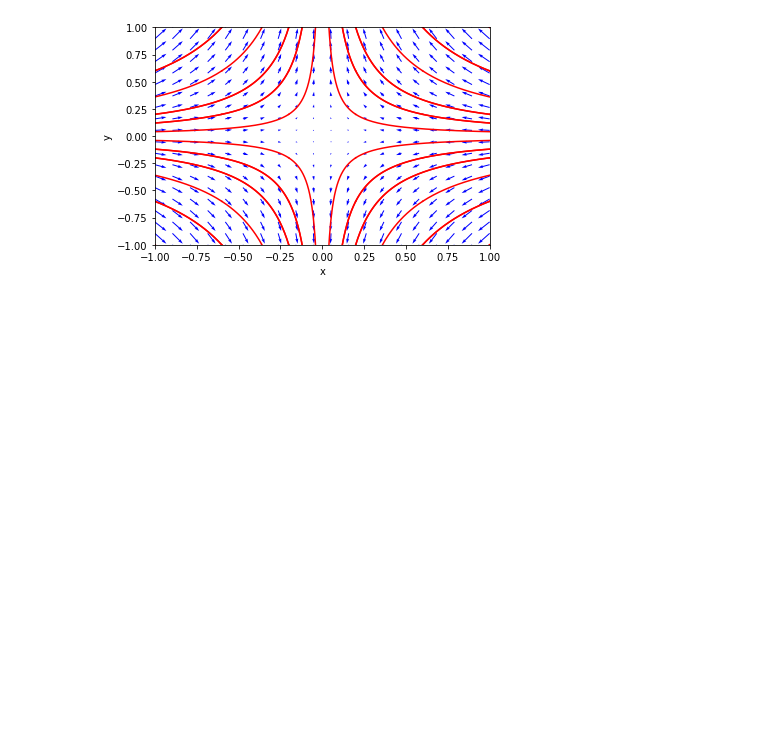
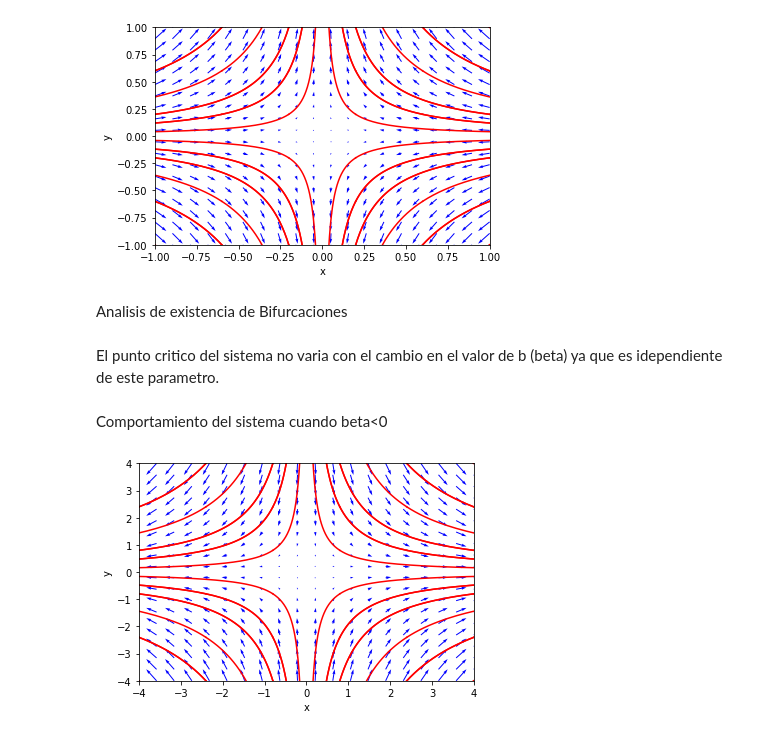
Before and after one commit to deleonja/dynamical-sys, a Jupyter notebook: ModeloSI.ipynb, the cells around one changed output. Saved outputs shown, nothing was run; the diff lists cells and outputs as text; code cells hidden in the pictures; blank space fills up the shorter version.

```diff
--- a/ModeloSI.ipynb
+++ b/ModeloSI.ipynb
@@ -65,3 +65,43 @@ pl.quiver(X,Y,u,v,color='b')
 plt.show()
 # %% [output]
 [figure]
+# %% [markdown]
+Analisis de existencia de Bifurcaciones
+# %% [markdown]
+El punto critico del sistema no varia con el cambio en el valor de b (beta) ya que es idependiente de este parametro.
+# %% [markdown]
+Comportamiento del sistema cuando beta<0
+# %%
+#sistema dS/dt=-b*S, dI/dt=b*I con beta<0
+def dx_dt(x,t):
+    return [ 1*x[0] , -1*x[1] ]
+#trayectorias en tiempo hacia adelante
+ts=np.linspace(0,10,500)
+ic=np.linspace(-4,4,6)
+for r in ic:
+    for s in ic:
+        x0=[r,s]
+        xs=odeint(dx_dt,x0,ts)
+        plt.plot(xs[:,0],xs[:,1],"r-")
+#trayectorias en tiempo hacia atras
+ts=np.linspace(0,-10,500)
+ic=np.linspace(-4,4,6)
+for r in ic:
+    for s in ic:
+        x0=[r,s]
+        xs=odeint(dx_dt,x0,ts)
+        plt.plot(xs[:,0],xs[:,1],"r-")
+#etiquetas de ejes y estilo de letra
+plt.xlabel('x',fontsize=10)
+plt.ylabel('y',fontsize=10)
+plt.tick_params(labelsize=10)
+plt.xlim(-4,4)
+plt.ylim(-4,4)
+#campo vectorial
+X,Y=np.mgrid[-4:4:20j,-4:4:20j]
+u=1*X
+v=-1*Y
+pl.quiver(X,Y,u,v,color='b')
+plt.show()
+# %% [output]
+[figure, added]
```
Also changed, not shown: parts of 3 cells of this notebook.
